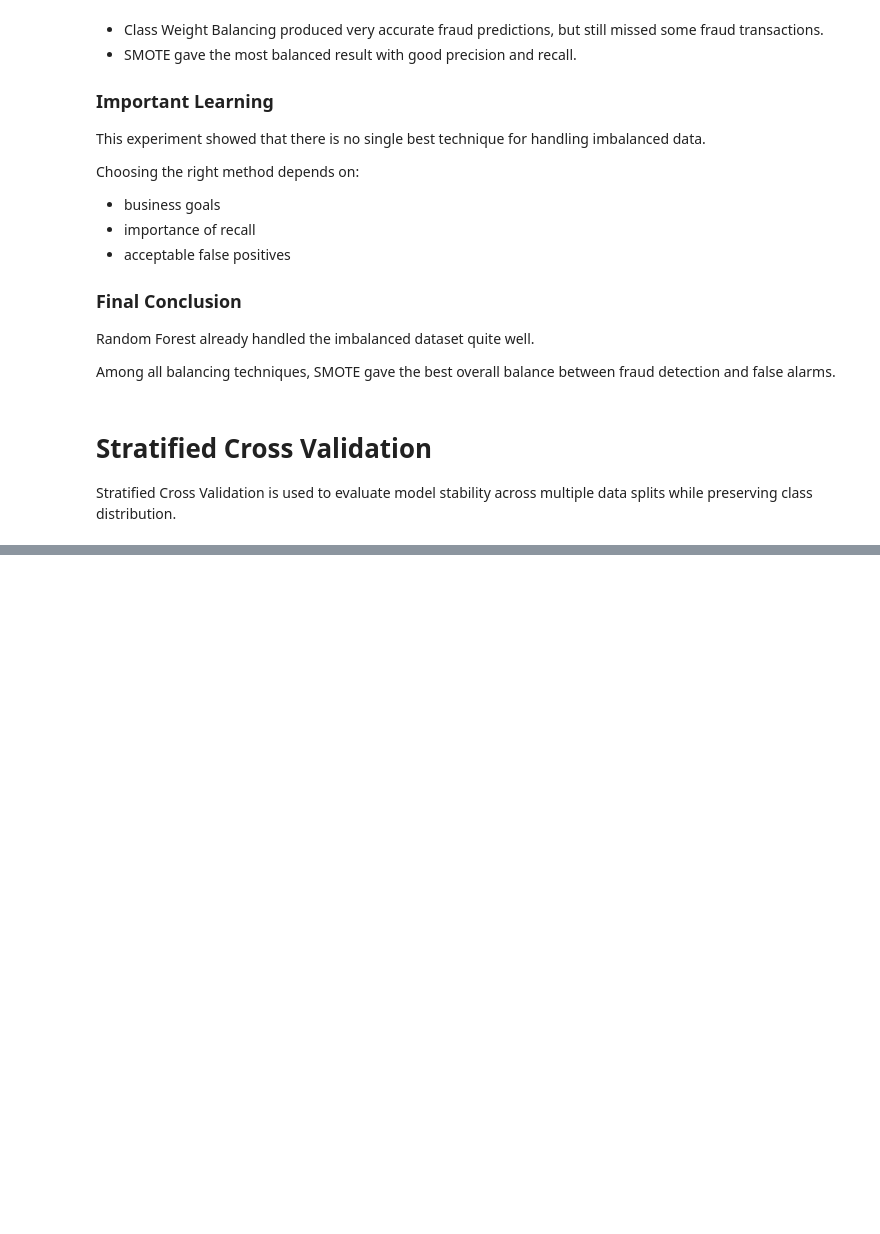
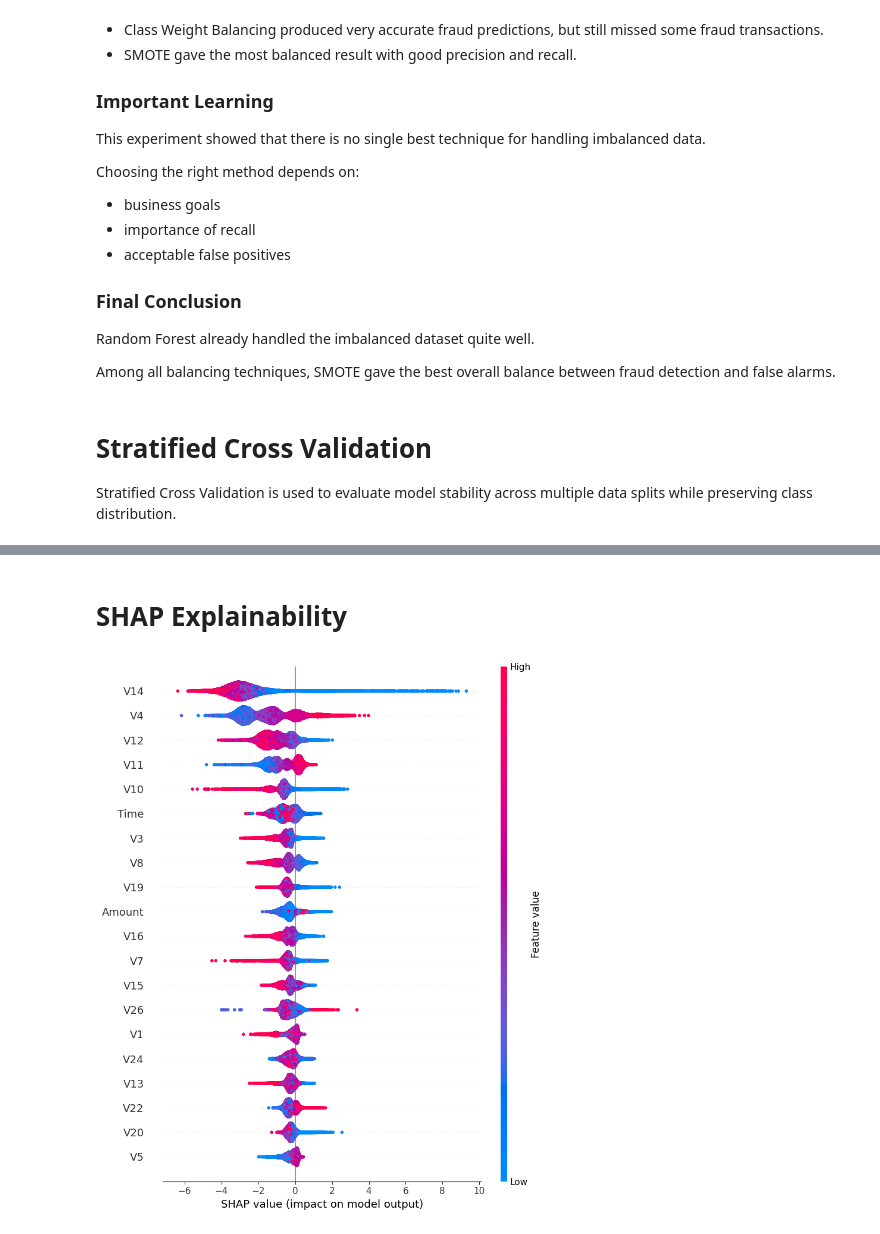
Before and after one commit to rifat-ml-dev/ml-engineer-journey, a Jupyter notebook: fraud_detection_project/notebooks/fraud_detection.ipynb, the cells around one changed output, grey strips where cells are left out. Saved outputs shown, nothing was run; the diff lists cells and outputs as text; code cells hidden in the pictures; blank space fills up the shorter version.

```diff
--- a/fraud_detection_project/notebooks/fraud_detection.ipynb
+++ b/fraud_detection_project/notebooks/fraud_detection.ipynb
@@ -760,0 +1092,18 @@ skf = StratifiedKFold(
+# %% [markdown]
+# SHAP Explainability
+# %%
+#Create Explainer
+explainer = shap.TreeExplainer(
+    xgb_weighted
+)
+
+#Create SHAP values
+shap_values = explainer.shap_values(X_test)
+
+#SHAP plot
+shap.summary_plot(
+    shap_values,
+    X_test
+)
+# %% [output]
+[figure, added]
```
Also changed, not shown: parts of 40 cells of this notebook.
